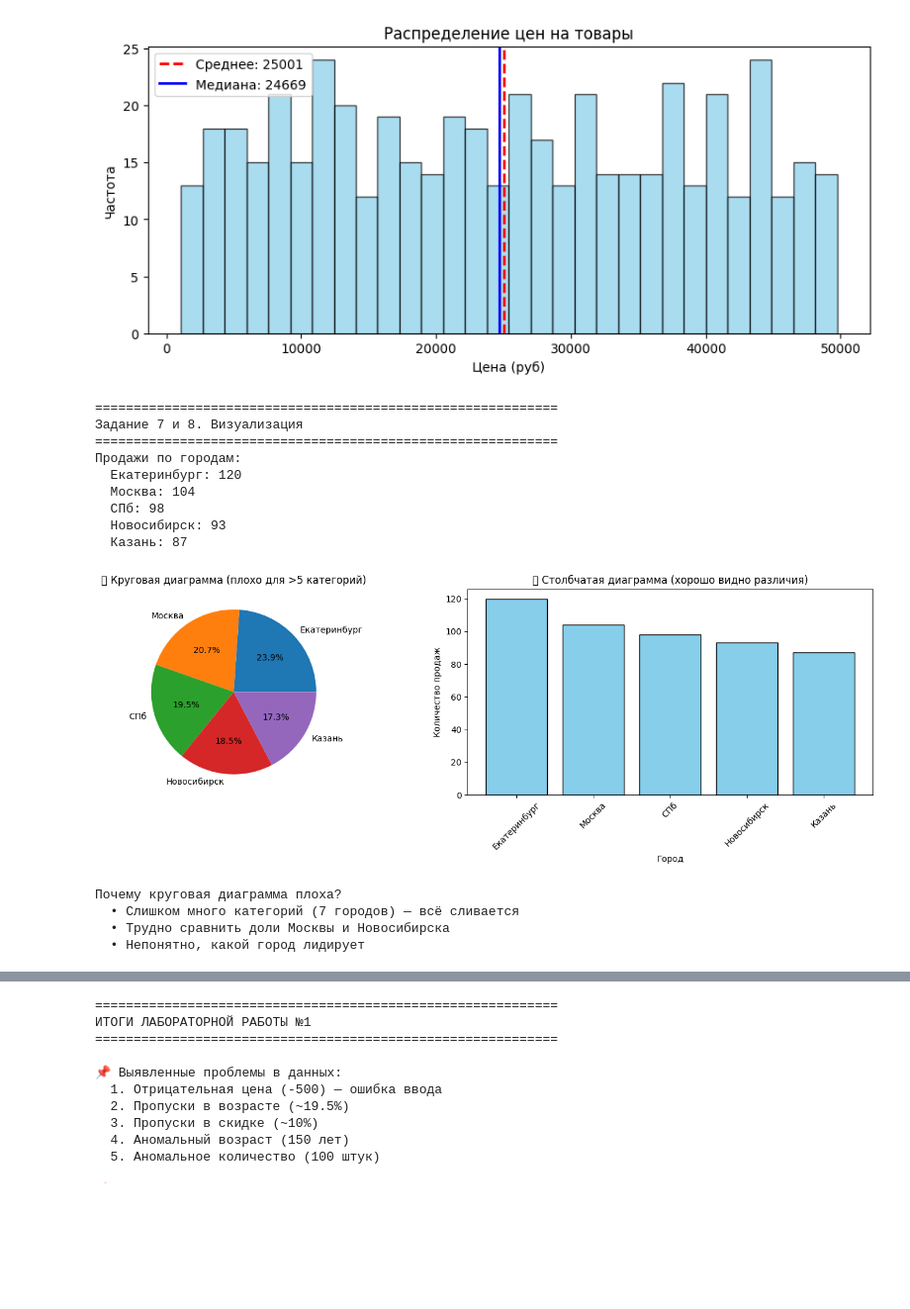
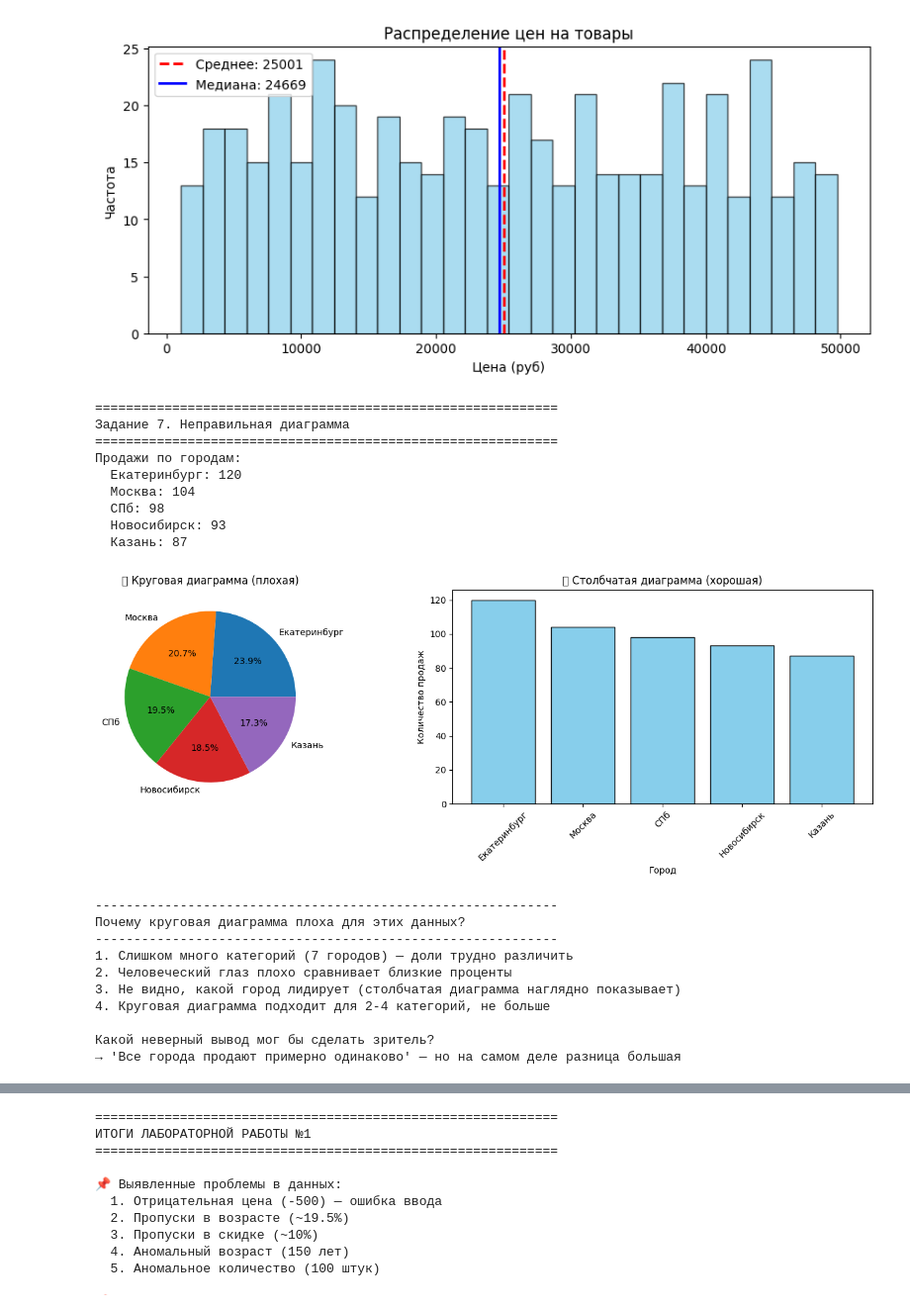
Before and after one commit to shahistakochkarova-debug/lab_work_1_analysis, a Jupyter notebook: lab_1_1.ipynb, the cells around one changed output, grey strips where cells are left out. Shown at 99% size. Saved outputs shown, nothing was run; the diff lists cells and outputs as text; code cells hidden in the pictures; blank space fills up the shorter version.

```diff
--- a/lab_1_1.ipynb
+++ b/lab_1_1.ipynb
@@ -281,49 +428,60 @@ plt.show()
 [figure]
 # %%
 print("=" * 60)
-print("Задание 7 и 8. Визуализация")
+print("Задание 7. Неправильная диаграмма")
 print("=" * 60)
 
-# Подготовка данных
+# Данные по городам
 sales_by_city = df.groupby('город')['id'].count().sort_values(ascending=False)
 
 print("Продажи по городам:")
 for city, count in sales_by_city.items():
     print(f"  {city}: {count}")
 
-# Два графика
+# Создаём ПЛОХУЮ (круговую) и ХОРОШУЮ (столбчатую) диаграммы
 fig, axes = plt.subplots(1, 2, figsize=(14, 5))
 
-# Плохая диаграмма (круговая)
+# Круговая диаграмма (плохая)
 axes[0].pie(sales_by_city.values, labels=sales_by_city.index, autopct='%1.1f%%')
-axes[0].set_title('❌ Круговая диаграмма (плохо для >5 категорий)')
+axes[0].set_title('❌ Круговая диаграмма (плохая)', fontsize=12)
 
-# Хорошая диаграмма (столбчатая)
+# Столбчатая диаграмма (хорошая)
 axes[1].bar(sales_by_city.index, sales_by_city.values, color='skyblue', edgecolor='black')
 axes[1].set_xlabel('Город')
 axes[1].set_ylabel('Количество продаж')
-axes[1].set_title('✅ Столбчатая диаграмма (хорошо видно различия)')
+axes[1].set_title('✅ Столбчатая диаграмма (хорошая)', fontsize=12)
 axes[1].tick_params(axis='x', rotation=45)
 
 plt.tight_layout()
 plt.show()
 
-print("\nПочему круговая диаграмма плоха?")
-print("  • Слишком много категорий (7 городов) — всё сливается")
-print("  • Трудно сравнить доли Москвы и Новосибирска")
-print("  • Непонятно, какой город лидирует")
+print("\n" + "-" * 60)
+print("Почему круговая диаграмма плоха для этих данных?")
+print("-" * 60)
+print("1. Слишком много категорий (7 городов) — доли трудно различить")
+print("2. Человеческий глаз плохо сравнивает близкие проценты")
+print("3. Не видно, какой город лидирует (столбчатая диаграмма наглядно показывает)")
+print("4. Круговая диаграмма подходит для 2-4 категорий, не больше")
+print("\nКакой неверный вывод мог бы сделать зритель?")
+print("→ 'Все города продают примерно одинаково' — но на самом деле разница большая")
 # %% [output]
 ============================================================
-Задание 7 и 8. Визуализация
+Задание 7. Неправильная диаграмма
 ============================================================
 Продажи по городам:
   Екатеринбург: 120
   Москва: 104
   СПб: 98
   Новосибирск: 93
   Казань: 87
-[figure, old version]
+[figure, new version]
-Почему круговая диаграмма плоха?
-  • Слишком много категорий (7 городов) — всё сливается
-  • Трудно сравнить доли Москвы и Новосибирска
-  • Непонятно, какой город лидирует
+------------------------------------------------------------
+Почему круговая диаграмма плоха для этих данных?
+------------------------------------------------------------
+1. Слишком много категорий (7 городов) — доли трудно различить
+2. Человеческий глаз плохо сравнивает близкие проценты
+3. Не видно, какой город лидирует (столбчатая диаграмма наглядно показывает)
+4. Круговая диаграмма подходит для 2-4 категорий, не больше
+
+Какой неверный вывод мог бы сделать зритель?
+→ 'Все города продают примерно одинаково' — но на самом деле разница большая
```
Also changed, not shown: parts of 6 cells of this notebook.
